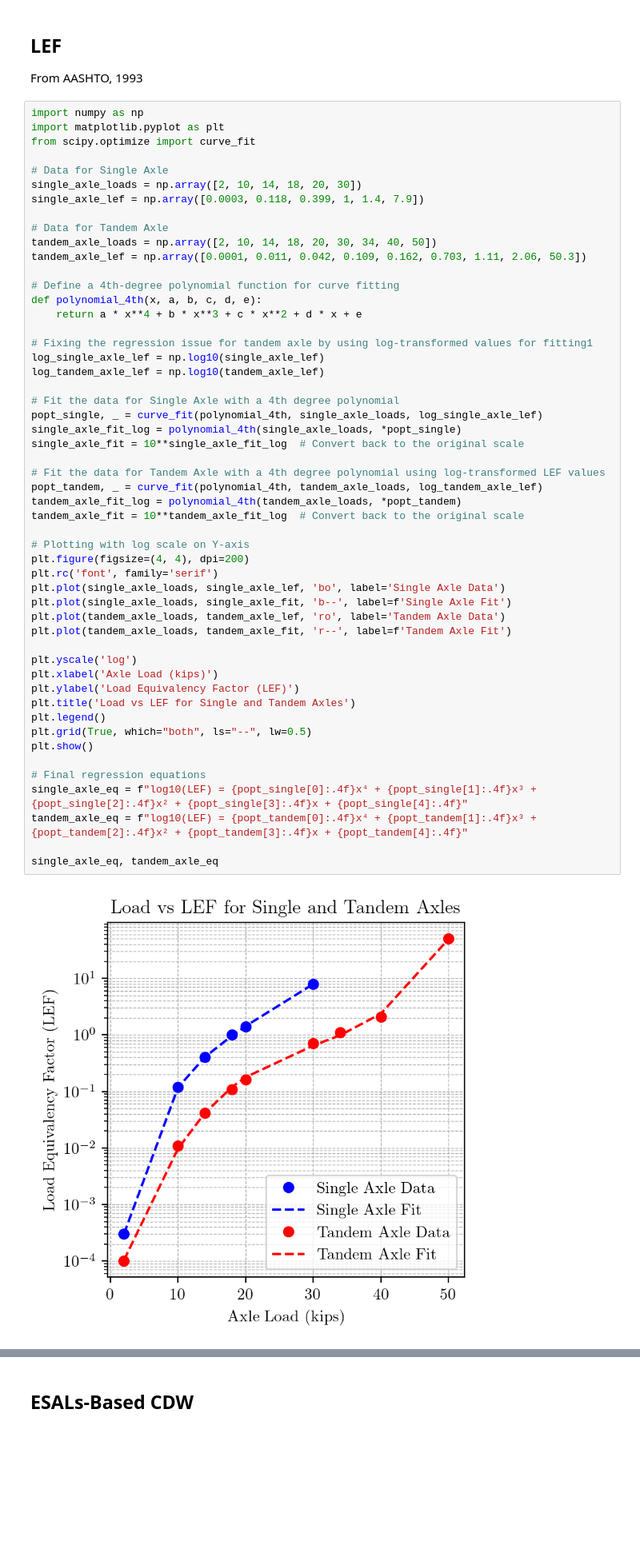
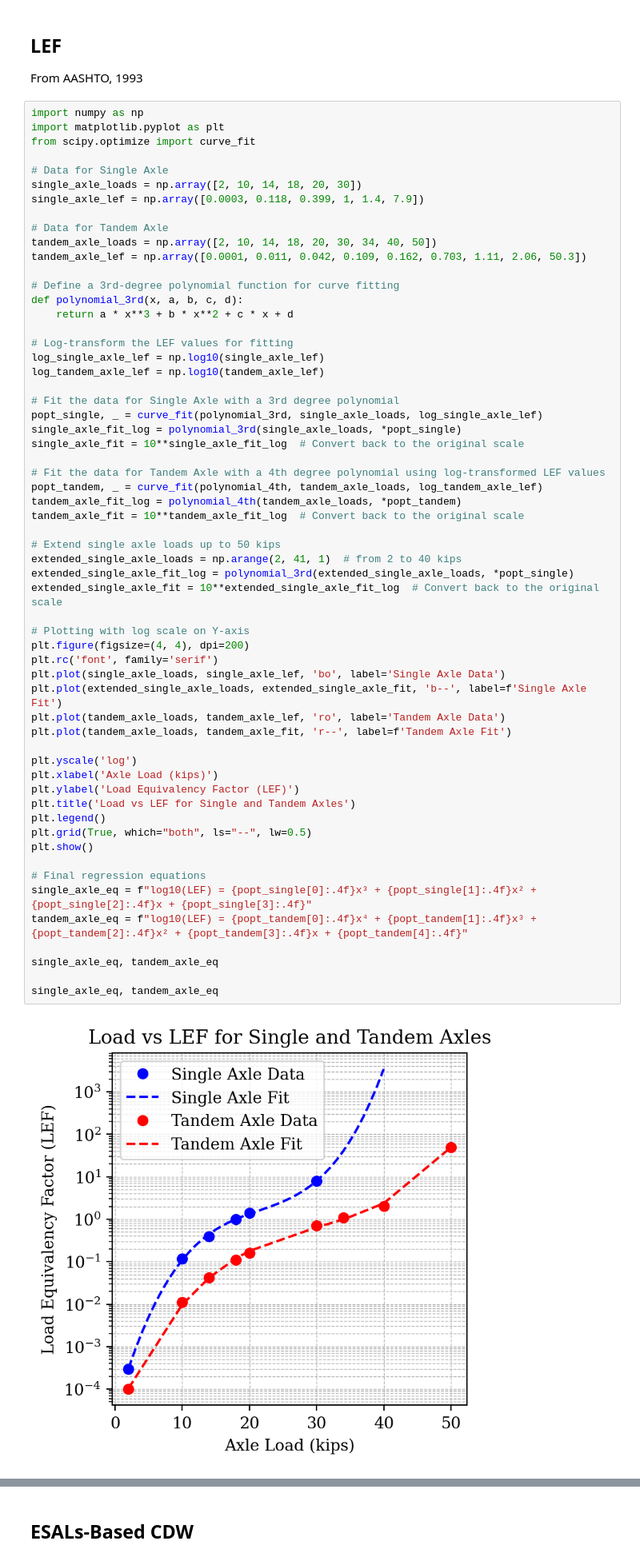
Before and after one commit to Johann-Cardenas/DesignLab, a Jupyter notebook: MPEDG/LEF.ipynb, the cells around one changed output, grey strips where cells are left out. Shown at 80% size. Cells and saved outputs as stored; diff of their text form; blank space fills up the shorter version.

```diff
--- a/MPEDG/LEF.ipynb
+++ b/MPEDG/LEF.ipynb
@@ -261,44 +261,51 @@ single_axle_lef = np.array([0.0003, 0.118, 0.399, 1, 1.4, 7.9])
 tandem_axle_loads = np.array([2, 10, 14, 18, 20, 30, 34, 40, 50])
 tandem_axle_lef = np.array([0.0001, 0.011, 0.042, 0.109, 0.162, 0.703, 1.11, 2.06, 50.3])
 
-# Define a 4th-degree polynomial function for curve fitting
-def polynomial_4th(x, a, b, c, d, e):
-    return a * x**4 + b * x**3 + c * x**2 + d * x + e
+# Define a 3rd-degree polynomial function for curve fitting
+def polynomial_3rd(x, a, b, c, d):
+    return a * x**3 + b * x**2 + c * x + d
 
-# Fixing the regression issue for tandem axle by using log-transformed values for fitting1
+# Log-transform the LEF values for fitting
 log_single_axle_lef = np.log10(single_axle_lef)
 log_tandem_axle_lef = np.log10(tandem_axle_lef)
 
-# Fit the data for Single Axle with a 4th degree polynomial
-popt_single, _ = curve_fit(polynomial_4th, single_axle_loads, log_single_axle_lef)
-single_axle_fit_log = polynomial_4th(single_axle_loads, *popt_single)
+# Fit the data for Single Axle with a 3rd degree polynomial
+popt_single, _ = curve_fit(polynomial_3rd, single_axle_loads, log_single_axle_lef)
+single_axle_fit_log = polynomial_3rd(single_axle_loads, *popt_single)
 single_axle_fit = 10**single_axle_fit_log  # Convert back to the original scale
 
 # Fit the data for Tandem Axle with a 4th degree polynomial using log-transformed LEF values
 popt_tandem, _ = curve_fit(polynomial_4th, tandem_axle_loads, log_tandem_axle_lef)
 tandem_axle_fit_log = polynomial_4th(tandem_axle_loads, *popt_tandem)
 tandem_axle_fit = 10**tandem_axle_fit_log  # Convert back to the original scale
 
+# Extend single axle loads up to 50 kips
+extended_single_axle_loads = np.arange(2, 41, 1)  # from 2 to 40 kips
+extended_single_axle_fit_log = polynomial_3rd(extended_single_axle_loads, *popt_single)
+extended_single_axle_fit = 10**extended_single_axle_fit_log  # Convert back to the original scale
+
 # Plotting with log scale on Y-axis
 plt.figure(figsize=(4, 4), dpi=200)
 plt.rc('font', family='serif')
 plt.plot(single_axle_loads, single_axle_lef, 'bo', label='Single Axle Data')
-plt.plot(single_axle_loads, single_axle_fit, 'b--', label=f'Single Axle Fit')
+plt.plot(extended_single_axle_loads, extended_single_axle_fit, 'b--', label=f'Single Axle Fit')
 plt.plot(tandem_axle_loads, tandem_axle_lef, 'ro', label='Tandem Axle Data')
 plt.plot(tandem_axle_loads, tandem_axle_fit, 'r--', label=f'Tandem Axle Fit')
 
 plt.yscale('log')
 plt.xlabel('Axle Load (kips)')
 plt.ylabel('Load Equivalency Factor (LEF)')
 plt.title('Load vs LEF for Single and Tandem Axles')
 plt.legend()
 plt.grid(True, which="both", ls="--", lw=0.5)
 plt.show()
 
 # Final regression equations
-single_axle_eq = f"log10(LEF) = {popt_single[0]:.4f}x⁴ + {popt_single[1]:.4f}x³ + {popt_single[2]:.4f}x² + {popt_single[3]:.4f}x + {popt_single[4]:.4f}"
+single_axle_eq = f"log10(LEF) = {popt_single[0]:.4f}x³ + {popt_single[1]:.4f}x² + {popt_single[2]:.4f}x + {popt_single[3]:.4f}"
 tandem_axle_eq = f"log10(LEF) = {popt_tandem[0]:.4f}x⁴ + {popt_tandem[1]:.4f}x³ + {popt_tandem[2]:.4f}x² + {popt_tandem[3]:.4f}x + {popt_tandem[4]:.4f}"
 
 single_axle_eq, tandem_axle_eq
+
+single_axle_eq, tandem_axle_eq
 # %% [output]
-[figure, old version]
+[figure, new version]
```
Also changed, not shown: parts of 22 cells of this notebook, 2 other files.
